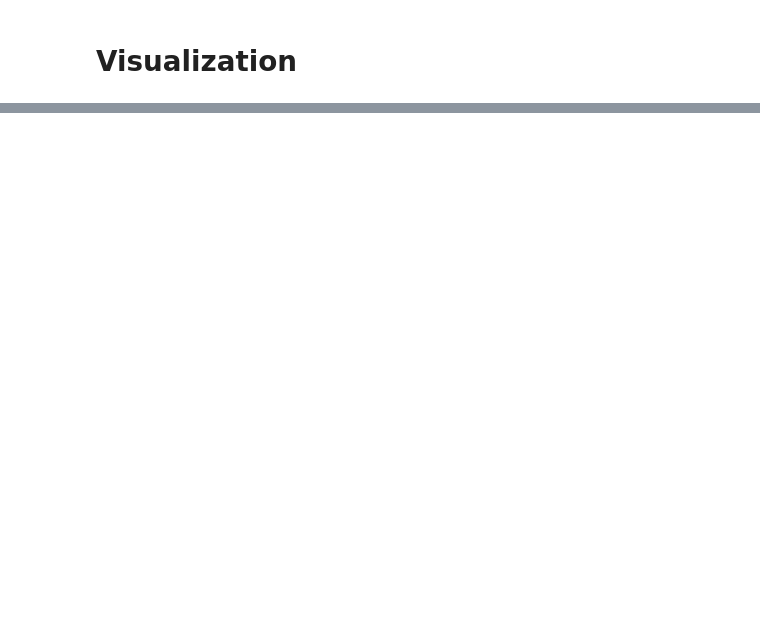
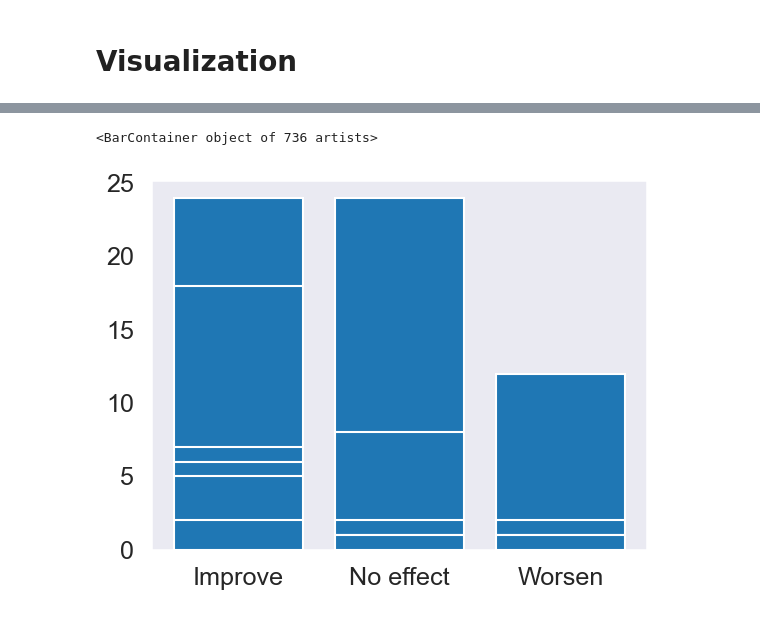
Before and after one commit to FranklinBosire/Music-And-Therapy-Survey, a Jupyter notebook: Music And Therapy Survey.ipynb, the cells around one changed output, grey strips where cells are left out. Cells and saved outputs as stored; diff of their text form; code cells hidden in the pictures; blank space fills up the shorter version.

```diff
--- a/Music And Therapy Survey.ipynb
+++ b/Music And Therapy Survey.ipynb
@@ -516,0 +534,6 @@ data['Fav genre'].value_counts()[:16].plot(kind='barh')
+# %%
+#Barplot music effect vs means of hours per day
+plt.bar(x=dat['musiceffects'],height=dat['hoursperday'])
+# %% [output]
+<BarContainer object of 736 artists>
+[figure, added]
```
Also changed, not shown: parts of 20 cells of this notebook.
